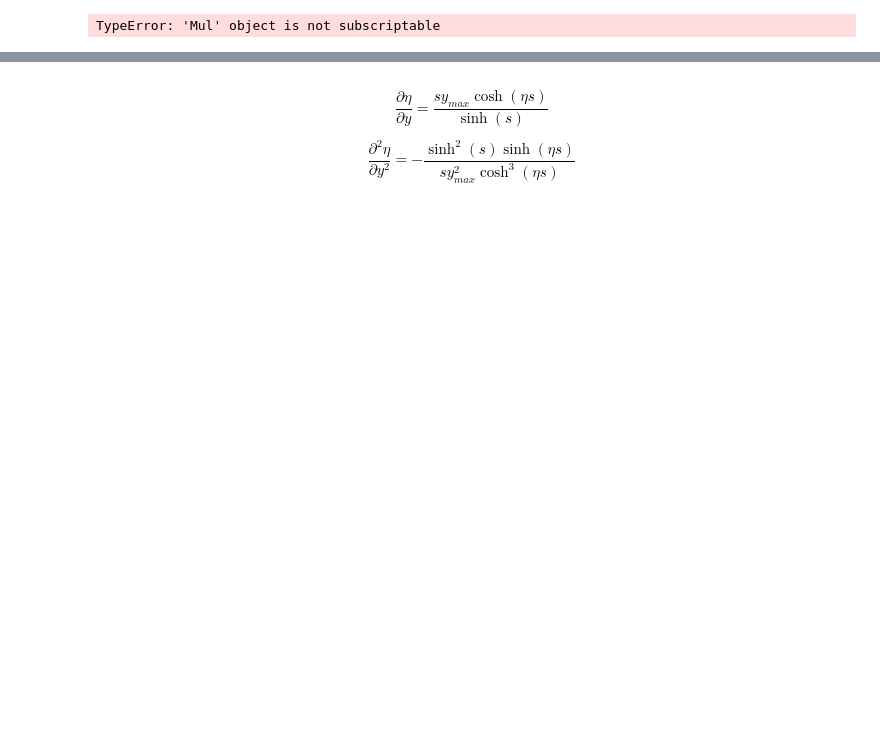
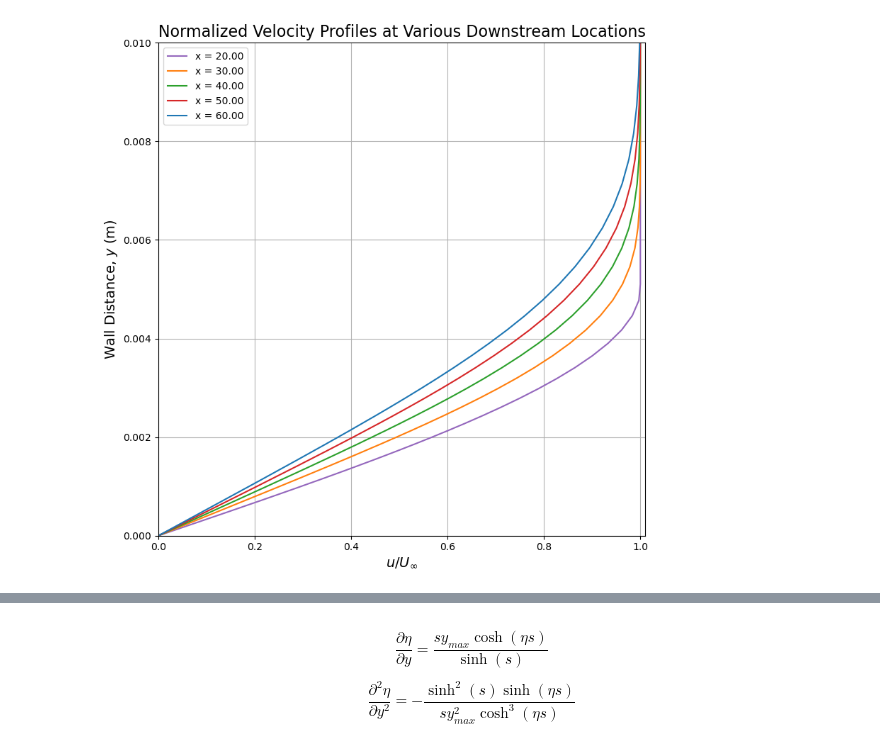
Before and after one commit to jhngms/CFD, a Jupyter notebook: Project_2/Gomes_John_Project2.ipynb, the cells around one changed output, grey strips where cells are left out. Drawn from its saved outputs; the diff is of its cells as text; code cells hidden in the pictures; blank space fills up the shorter version.

```diff
--- a/Project_2/Gomes_John_Project2.ipynb
+++ b/Project_2/Gomes_John_Project2.ipynb
@@ -84,7 +86,7 @@ for n in range(1, Nx + 1):
     #Au=b
     U_diag = np.diag(u)
 
-    A = U_diag - 0.5*dx*diff_conv
+    A = U_diag - 0.5*dx*diff_conv  #step n+1
     b = (U_diag + 0.5*dx*diff_conv)@u  #u*du/dx at step n
 
     b[0] = 0;
@@ -114,7 +116,5 @@ for n in range(1, Nx + 1):
     v = v_new.copy() #store v for next iter
 
     if n in x_vals:
-        u_store_numer = u.copy() #store u at perscribed x steps
-        v_store_numer = v.copy() #store v at perscribed x steps
+        u_store_numer.append(u.copy())
+        v_store_numer.append(v.copy())
-# %% [output]
-TypeError: 'Mul' object is not subscriptable
@@ -121,20 +135,19 @@ TypeError: 'Mul' object is not subscriptable
 # %%
 plt.figure(figsize=(8, 8))
-colors = ['tab:orange','tab:green','tab:red','tab:blue']
+colors = ['tab:purple','tab:orange','tab:green','tab:red','tab:blue']
 markevery = 2
 
-for idx, n in enumerate(x_vals):
+for idx, n in enumerate([0] + list(x_vals)):
     x_now = x0 + n*dx
-    # numerical
-    plt.plot(u_store_numer[n]/u_inf, y, '-', color=colors[idx], markersize=4, label=f'x = {x_now:.2f}')
-
-plt.plot(u_store_numer[0]/u_inf, y, '-', color='k', label=f'Initial Profile (x={x0:.2f})')
-
+    plt.plot(u_store_numer[idx]/u_inf, y, '-', color=colors[idx], markersize=4, label=f'x = {x_now:.2f}')
 plt.title('Normalized Velocity Profiles at Various Downstream Locations', fontsize=16)
-plt.xlabel(r'Normalized Velocity, $u / U_{\infty}$', fontsize=14)
-plt.ylabel(r'$y$ (Position)', fontsize=14)
+plt.xlabel(r'$u / U_{\infty}$', fontsize=14)
+plt.ylabel(r'Wall Distance, $y$ (m)', fontsize=14)
 plt.ylim(0, 0.01)
+plt.xlim(0, 1.01)
 plt.legend()
 plt.grid(True)
 plt.tight_layout()
 plt.show()
+# %% [output]
+[figure, added]
```
Also changed, not shown: parts of 9 cells of this notebook.
